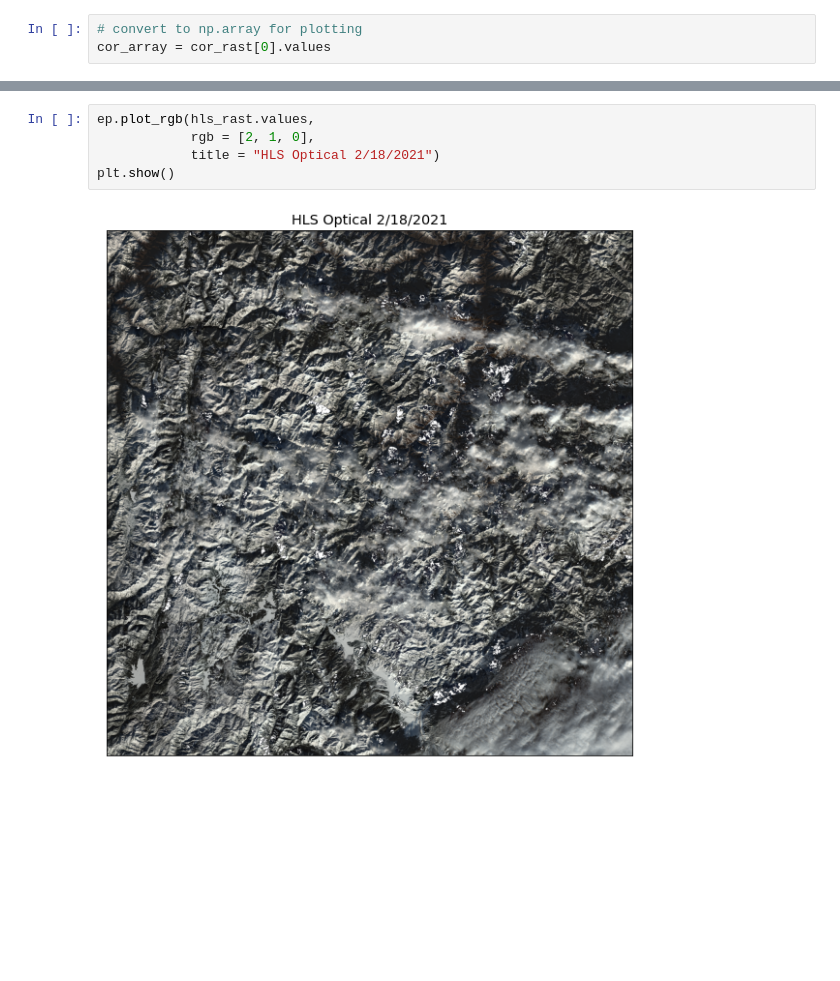
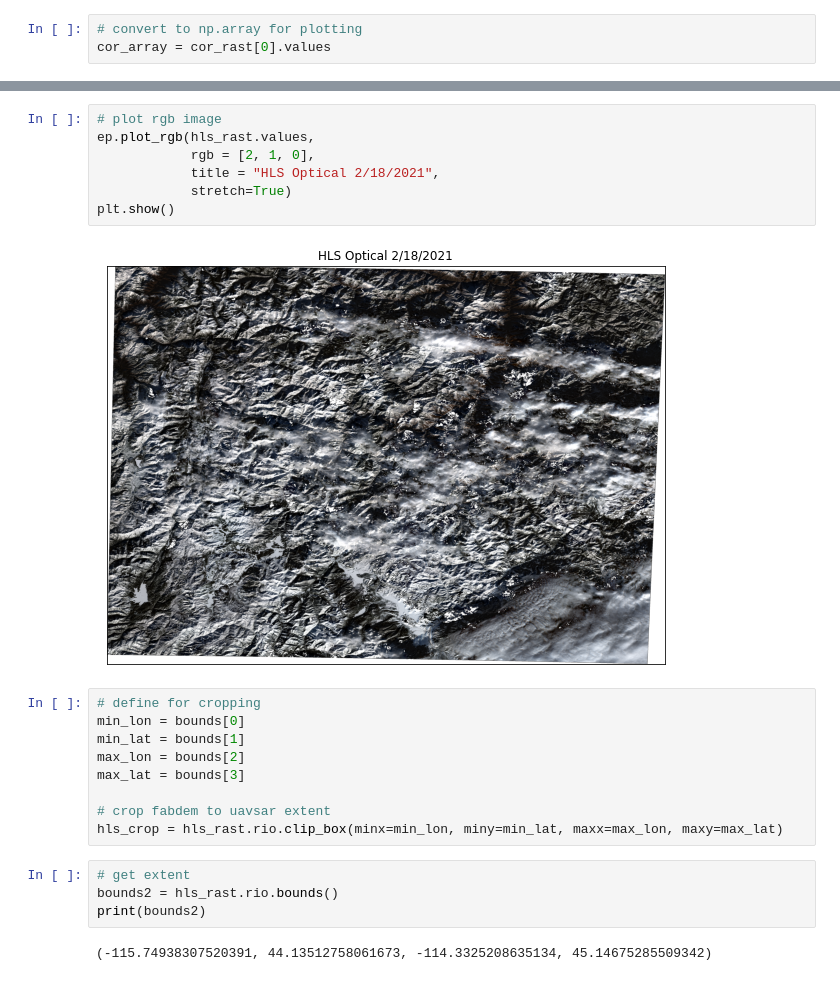
Before and after one commit to snowex-hackweek/website-2022, a Jupyter notebook: book/tutorials/sar/uavsar_2022.ipynb, the cells around one changed output, grey strips where cells are left out. Saved outputs shown, nothing was run; the diff lists cells and outputs as text; blank space fills up the shorter version.

Commit message:
adding optical plotting

```diff
--- a/book/tutorials/sar/uavsar_2022.ipynb
+++ b/book/tutorials/sar/uavsar_2022.ipynb
@@ -259,7 +249,24 @@ AttributeError: 'tuple' object has no attribute 'startswith'
 # %%
+# plot rgb image
 ep.plot_rgb(hls_rast.values,
             rgb = [2, 1, 0],
-            title = "HLS Optical 2/18/2021")
+            title = "HLS Optical 2/18/2021",
+            stretch=True)
 plt.show()
 # %% [output]
-[figure, old version]
+[figure, new version]
+# %%
+# define for cropping
+min_lon = bounds[0]
+min_lat = bounds[1]
+max_lon = bounds[2]
+max_lat = bounds[3]
+
+# crop fabdem to uavsar extent
+hls_crop = hls_rast.rio.clip_box(minx=min_lon, miny=min_lat, maxx=max_lon, maxy=max_lat)
+# %%
+# get extent
+bounds2 = hls_rast.rio.bounds()
+print(bounds2)
+# %% [output]
+(-115.74938307520391, 44.13512758061673, -114.3325208635134, 45.14675285509342)
```
Also changed, not shown: parts of 11 cells of this notebook.
